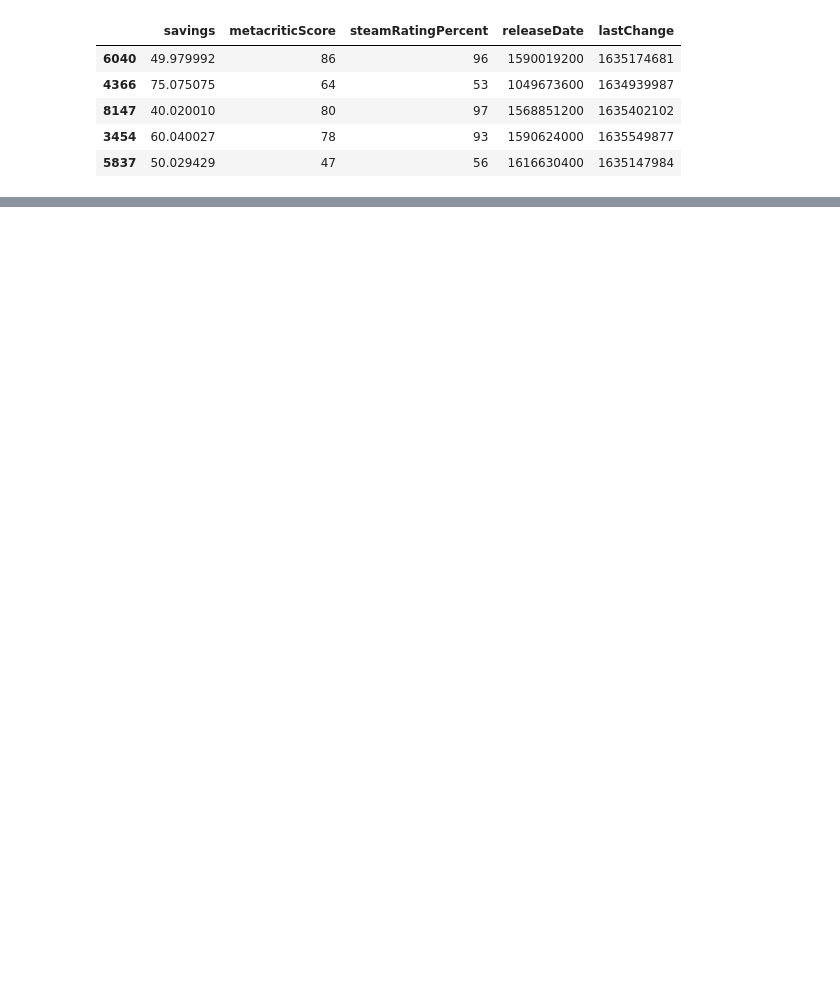
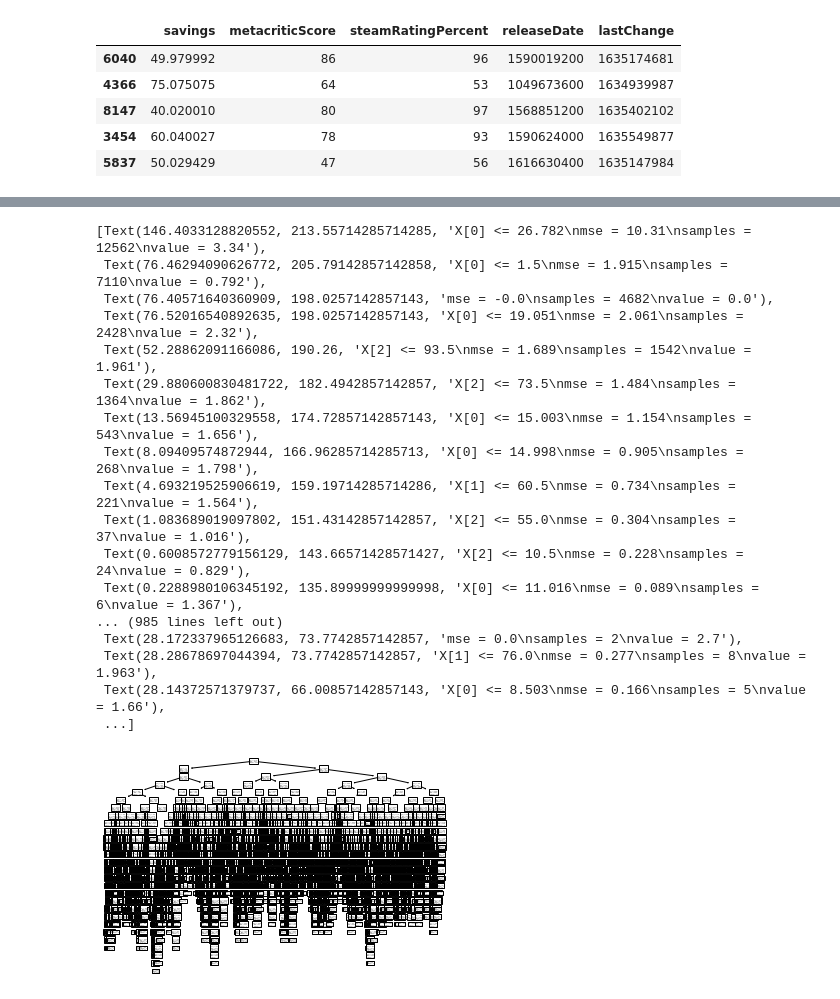
Before and after one commit to dfvneto/DataGameDealAnalysis, a Jupyter notebook: GameDataAnalysis.ipynb, the cells around one changed output, grey strips where cells are left out. Cells and saved outputs as stored; diff of their text form; code cells hidden in the pictures; blank space fills up the shorter version.

```diff
--- a/GameDataAnalysis.ipynb
+++ b/GameDataAnalysis.ipynb
@@ -119,0 +125,23 @@ print(model.score(X_test,y_test))
+# %%
+from sklearn import tree
+
+tree.plot_tree(arvore)
+# %% [output]
+[Text(146.4033128820552, 213.55714285714285, 'X[0] <= 26.782\nmse = 10.31\nsamples = 12562\nvalue = 3.34'),
+ Text(76.46294090626772, 205.79142857142858, 'X[0] <= 1.5\nmse = 1.915\nsamples = 7110\nvalue = 0.792'),
+ Text(76.40571640360909, 198.0257142857143, 'mse = -0.0\nsamples = 4682\nvalue = 0.0'),
+ Text(76.52016540892635, 198.0257142857143, 'X[0] <= 19.051\nmse = 2.061\nsamples = 2428\nvalue = 2.32'),
+ Text(52.28862091166086, 190.26, 'X[2] <= 93.5\nmse = 1.689\nsamples = 1542\nvalue = 1.961'),
+ Text(29.880600830481722, 182.4942857142857, 'X[2] <= 73.5\nmse = 1.484\nsamples = 1364\nvalue = 1.862'),
+ Text(13.56945100329558, 174.72857142857143, 'X[0] <= 15.003\nmse = 1.154\nsamples = 543\nvalue = 1.656'),
+ Text(8.09409574872944, 166.96285714285713, 'X[0] <= 14.998\nmse = 0.905\nsamples = 268\nvalue = 1.798'),
+ Text(4.693219525906619, 159.19714285714286, 'X[1] <= 60.5\nmse = 0.734\nsamples = 221\nvalue = 1.564'),
+ Text(1.083689019097802, 151.43142857142857, 'X[2] <= 55.0\nmse = 0.304\nsamples = 37\nvalue = 1.016'),
+ Text(0.6008572779156129, 143.66571428571427, 'X[2] <= 10.5\nmse = 0.228\nsamples = 24\nvalue = 0.829'),
+ Text(0.2288980106345192, 135.89999999999998, 'X[0] <= 11.016\nmse = 0.089\nsamples = 6\nvalue = 1.367'),
+... (985 lines left out)
+ Text(28.172337965126683, 73.7742857142857, 'mse = 0.0\nsamples = 2\nvalue = 2.7'),
+ Text(28.28678697044394, 73.7742857142857, 'X[1] <= 76.0\nmse = 0.277\nsamples = 8\nvalue = 1.963'),
+ Text(28.14372571379737, 66.00857142857143, 'X[0] <= 8.503\nmse = 0.166\nsamples = 5\nvalue = 1.66'),
+ ...]
+[figure, added]
```
Also changed, not shown: parts of 7 cells of this notebook.
